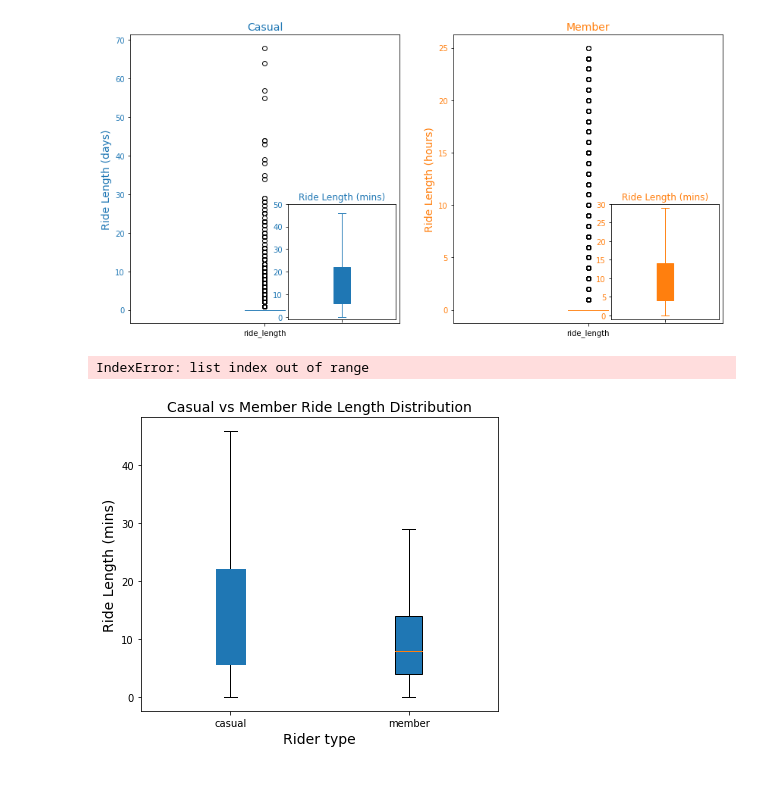
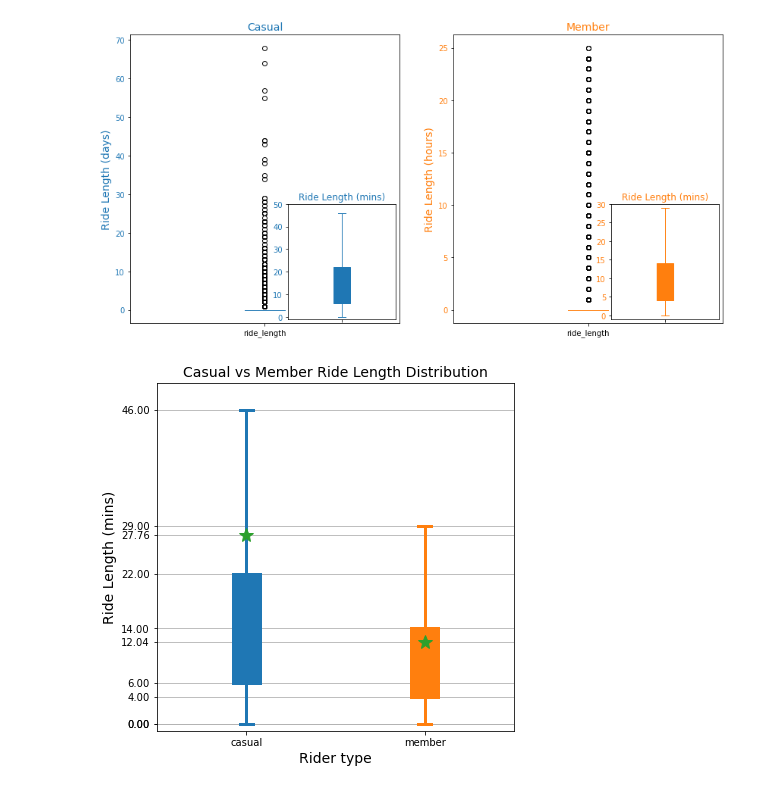
Before and after one commit to SummerKassem/BikeShareCS, a Jupyter notebook: Code/bike_share_analysis.ipynb, the cells around one changed output. Saved outputs shown, nothing was run; the diff lists cells and outputs as text; code cells hidden in the pictures.

Commit message:
finished plotting
completed plots and comments on them except ridable types

```diff
--- a/Code/bike_share_analysis.ipynb
+++ b/Code/bike_share_analysis.ipynb
@@ -689,41 +736,39 @@ fig.savefig('../Report/images/boxplot_distribution.pdf')
 # %%
 
 df = prepared_data.applymap(seconds_minutes)
 members = df[df.member_casual == 'member'].ride_length
 casuals = df[df.member_casual == 'casual'].ride_length
 
-fig, ax1 = plt.subplots(figsize=(6.4, 5.4))
+fig, ax1 = plt.subplots(figsize=(6.4, 6.4))
 
-box_plot_items = ax1.boxplot([casuals, members], showfliers=False, labels=['casual', 'member'], patch_artist=True)
+box_plot_items = ax1.boxplot([casuals, members], showfliers=False, showmeans=True, labels=['casual', 'member'], patch_artist=True)
 plt.title('Casual vs Member Ride Length Distribution', fontsize=14)
 plt.xlabel('Rider type', fontsize=14)
 plt.ylabel('Ride Length (mins)', fontsize=14)
 
 # colouring
-colors = ['tab:blue', 'tab:orange']
+colors1 = ['tab:blue', 'tab:orange']
+colors2 = ['tab:blue', 'tab:blue', 'tab:orange', 'tab:orange']
 wid = 3
-for i, box in enumerate(box_plot_items['boxes']):
-    box.set(color=colors[i], linewidth=wid, facecolor = colors[i]) # the main boxes
-    box_plot_items['medians'][i].set(color=colors[i])
+for type in ['boxes', 'whiskers', 'caps', 'means', 'medians']:
+    for i, box in enumerate(box_plot_items[type]):
+        if type in ['boxes', 'medians']:
+            box.set(color=colors1[i], linewidth=wid)
+        elif type == 'means':
+            box.set(marker='*', markersize=15)
+        else:
+            box.set(color=colors2[i], linewidth=wid)
 
-colors = ['tab:blue', 'tab:blue', 'tab:orange', 'tab:orange']
-for i, box in enumerate(box_plot_items['whiskers']):
-    box.set(color=colors[i], linewidth=wid) # the lines
-    box_plot_items['caps'][i].set(color=colors[i] , linewidth=wid) # the caps
 
-# Get the quartiles, and ends for both boxes
-quartiles_data1 = [item.get_ydata()[0] for item in box_plot_items['whiskers'][:2]]
-quartiles_data2 = [item.get_ydata()[0] for item in box_plot_items['whiskers'][2:4]]
-ends_data1 = [item.get_ydata()[0] for item in box_plot_items['caps'][:2]]
-ends_data2 = [item.get_ydata()[0] for item in box_plot_items['caps'][2:4]]
-all_ticks = sorted(quartiles_data1 + quartiles_data2 + ends_data1 + ends_data2)
+# Get the quartiles, whiskers and means for both boxes
+quartiles_data1 = [item.get_ydata()[0] for type in ['whiskers', 'caps', 'means'] for item in box_plot_items[type]]
+all_ticks = sorted(quartiles_data1)
 
 ax1.grid(True, axis='y')
 ax1.set_yticks(all_ticks)
 ax1.set_ylim(-1, 50)
 
 plt.savefig('../Report/images/boxplot_distribution2.pdf')
 plt.show()
 # %% [output]
-IndexError: list index out of range
-[figure, old version]
+[figure, new version]
```
Also changed, not shown: parts of 17 cells of this notebook, 13 other files.
